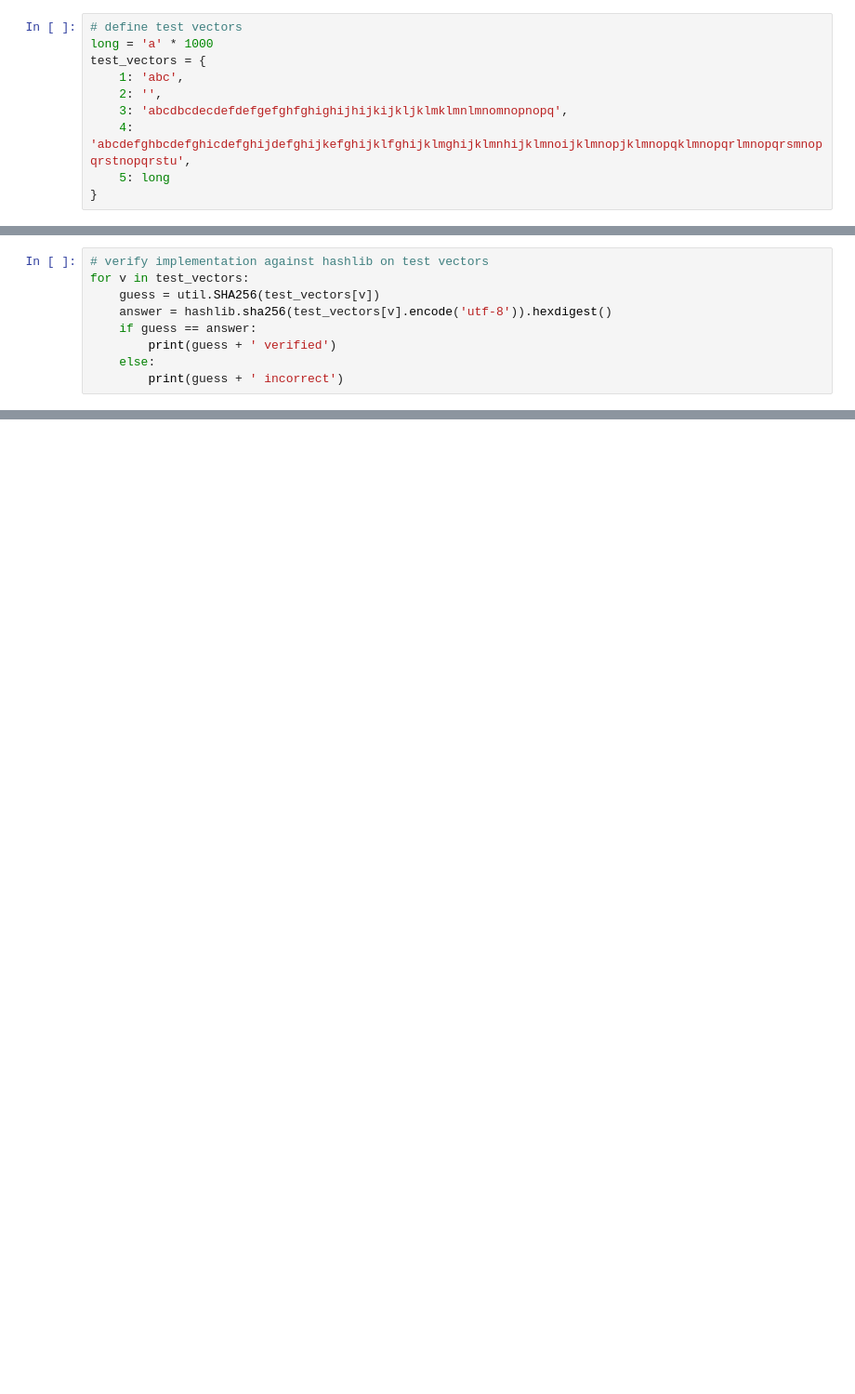
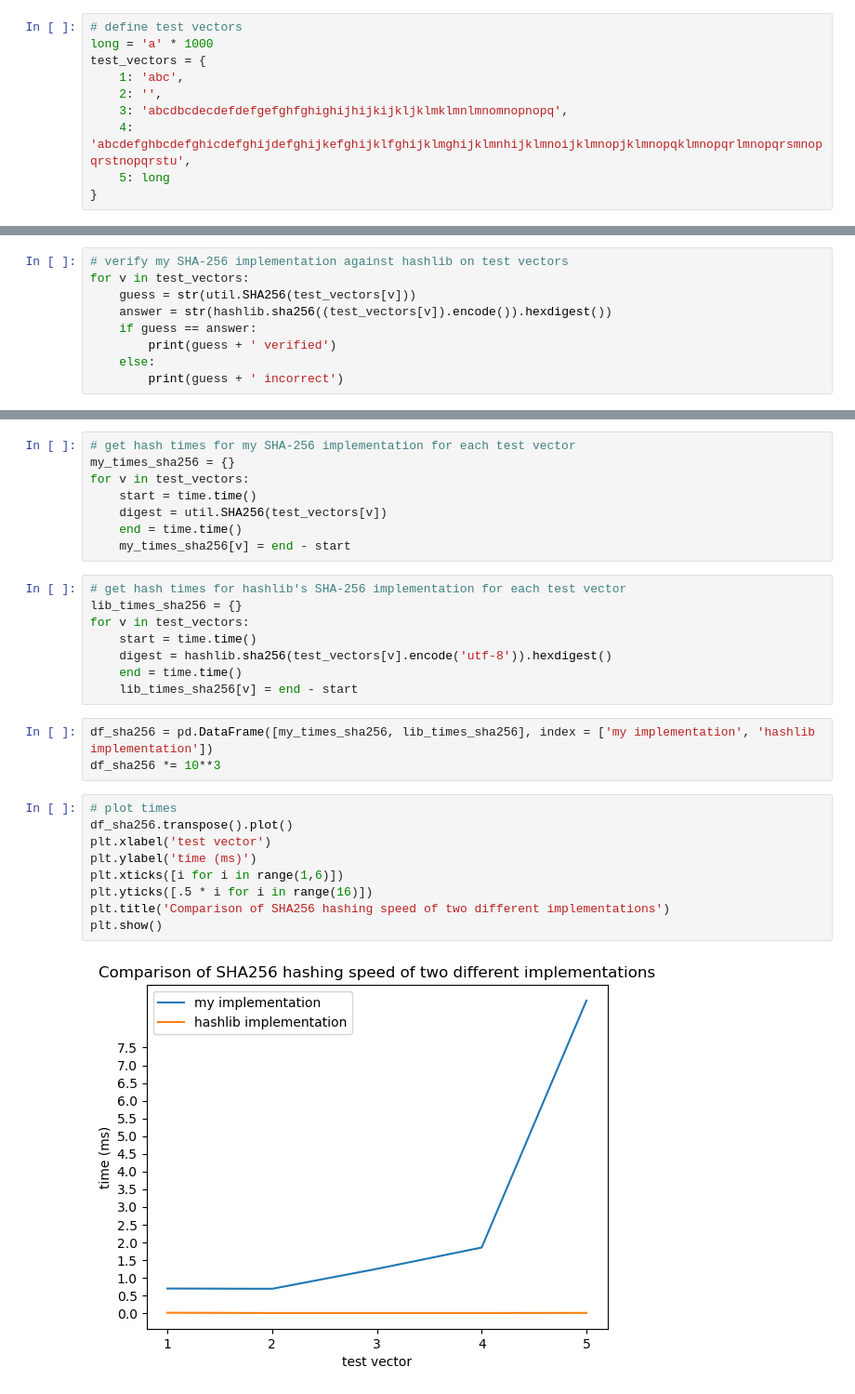
Before and after one commit to andrew-sha/crypto-hashes, a Jupyter notebook: testing.ipynb, the cells around one changed output, grey strips where cells are left out. Shown: that part at 93% size. Cells and saved outputs as stored; diff of their text form; blank space fills up the shorter version.

```diff
--- a/testing.ipynb
+++ b/testing.ipynb
@@ -18,8 +20,8 @@ test_vectors = {
 # %%
-# verify implementation against hashlib on test vectors
+# verify my SHA-256 implementation against hashlib on test vectors
 for v in test_vectors:
-    guess = util.SHA256(test_vectors[v])
-    answer = hashlib.sha256(test_vectors[v].encode('utf-8')).hexdigest()
+    guess = str(util.SHA256(test_vectors[v]))
+    answer = str(hashlib.sha256((test_vectors[v]).encode()).hexdigest())
     if guess == answer:
         print(guess + ' verified')
     else:
@@ -32,0 +35,30 @@ cf5b16a778af8380036ce59e7b0492370b249b11e8f07a51afac45037afee9d1 verified
+# %%
+# get hash times for my SHA-256 implementation for each test vector
+my_times_sha256 = {}
+for v in test_vectors:
+    start = time.time()
+    digest = util.SHA256(test_vectors[v])
+    end = time.time()
+    my_times_sha256[v] = end - start
+# %%
+# get hash times for hashlib's SHA-256 implementation for each test vector
+lib_times_sha256 = {}
+for v in test_vectors:
+    start = time.time()
+    digest = hashlib.sha256(test_vectors[v].encode('utf-8')).hexdigest()
+    end = time.time()
+    lib_times_sha256[v] = end - start
+# %%
+df_sha256 = pd.DataFrame([my_times_sha256, lib_times_sha256], index = ['my implementation', 'hashlib implementation'])
+df_sha256 *= 10**3
+# %%
+# plot times
+df_sha256.transpose().plot()
+plt.xlabel('test vector')
+plt.ylabel('time (ms)')
+plt.xticks([i for i in range(1,6)])
+plt.yticks([.5 * i for i in range(16)])
+plt.title('Comparison of SHA256 hashing speed of two different implementations')
+plt.show()
+# %% [output]
+[figure, added]
```
Also changed, not shown: parts of 9 cells of this notebook.
